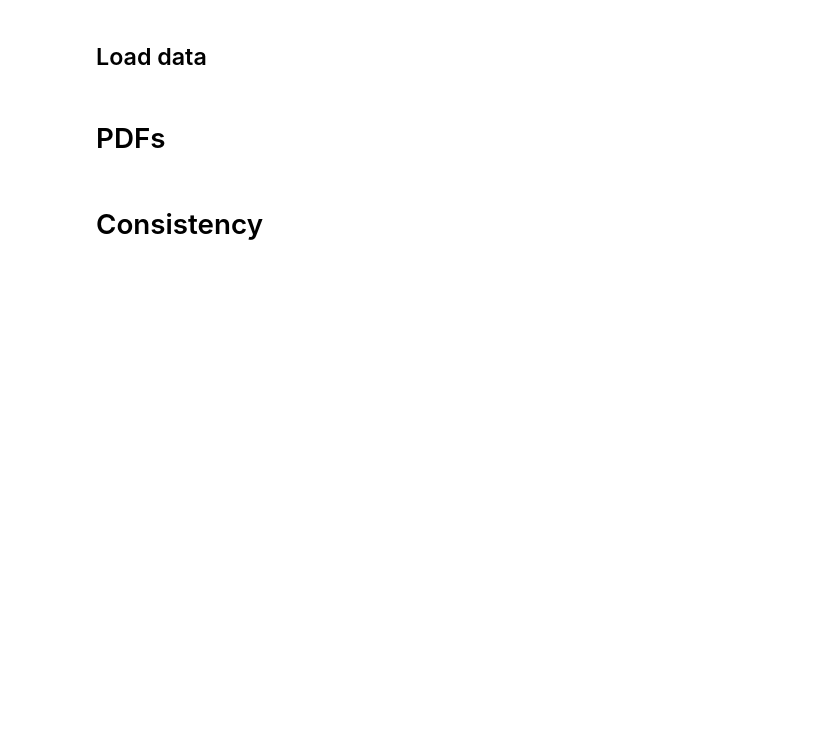
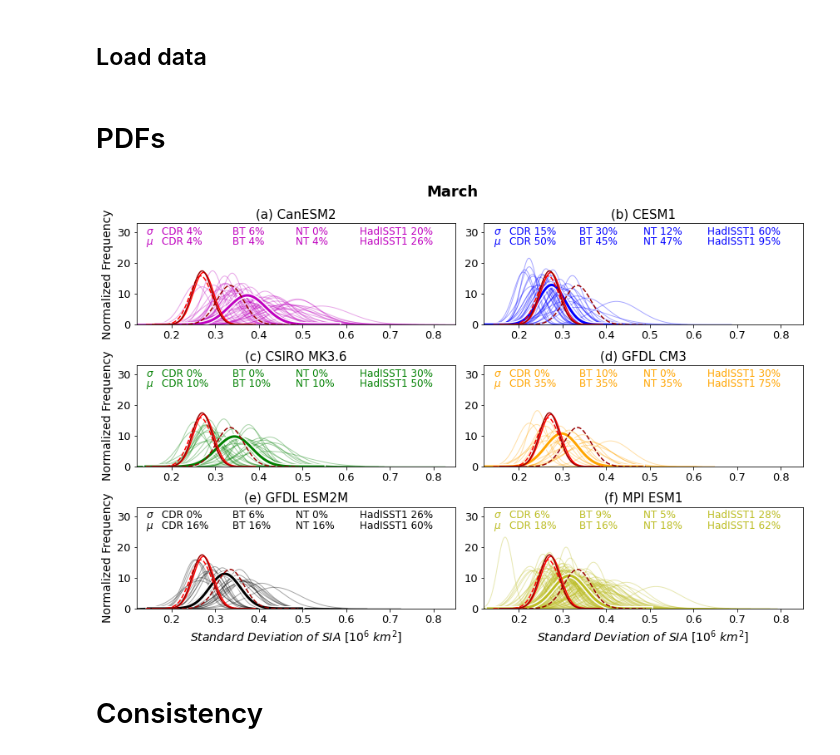
Before and after one commit to chrisrwp/synthetic-ensemble, a Jupyter notebook: SIA/SIA_PDFs_consistency.ipynb, the cells around one changed output. Saved outputs shown, nothing was run; the diff lists cells and outputs as text; code cells hidden in the pictures; blank space fills up the shorter version.

```diff
--- a/SIA/SIA_PDFs_consistency.ipynb
+++ b/SIA/SIA_PDFs_consistency.ipynb
@@ -197,0 +58,10 @@ def plot_mem_obs_distributions(month_, obs_data0, obs_data1, xlims, ylims, lette
+# %%
+def percentile_text(model_i, axes_, mem, obs, obs_data_title, x_pos, y_pos):
+    element = np.nanargmin(abs(np.sort(mem-obs)))
+    if element == 0:
+        percentile = '0'
+    else:
+        percentile = str(int(((element+1)/mem_len[model_i])*100))
+
+    axes_[s_x[model_i]][s_y[model_i]].annotate(obs_data_title+' '+percentile+'%',xy=(x_pos, y_pos), xycoords='axes fraction',
+                                               fontsize=12, color=colors[model_i])
@@ -198,18 +221,22 @@ def plot_mem_obs_distributions(month_, obs_data0, obs_data1, xlims, ylims, lette
 # %%
 s_y = [0,1,0,1,0,1]
 s_x = [0,0,1,1,2,2]
 
-letter_list = ['a', 'b', 'c', 'd', 'e', 'f', 'g', 'h', 'i', 'j']
+letter_list = ['a', 'b', 'c', 'd', 'e', 'f']
+# letter_list = ['g', 'h', 'i', 'j', 'k', 'l']
 
              #Jan  Feb   Mar   Apr  May   Jun   Jul  Aug  Sep Oct   Nov   Dec
 max_x_lim = [0.55, 0.55, 0.66, 0.7, 0.55, 0.55, 0.7, 0.7, 0.85, 1.1,  1, 0.55]
 max_y_lim = [  27,   22,  30,   20,   26,   30,  27,  29,   33,  31, 27,   27]
 
 xlab_bool   = [False, False, False, False, True, True]
 
 #135 max for composite CLIVAR PDF is fine, x limits of -0.03 and 0.03
-i = 3
-plot_mem_obs_distributions(i, 'CDR', 'HadISST1', [0.12, max_x_lim[i-1]], [0, max_y_lim[i-1]], 0, all_mem=True, means=True, text=True, save_name=True)
+month_num = 3
+# plot_mem_obs_distributions(month_num, 'CDR', 'BT', 'NT', 'HadISST1', [0.12, max_x_lim[month_num-1]], [0, max_y_lim[month_num-1]], 0, all_mem=True, means=True, text=True, legend_true=True, save_name=True)
+plot_mem_obs_distributions(month_num, 'CDR', 'BT', 'NT', 'HadISST1', [0.12, 0.85], [0, 33], 0, all_mem=True, means=True, text=True, legend_true=False, save_name=True)
+# %% [output]
+[figure, added]
 # %% [markdown]
 # Consistency
 # %%
```
Also changed, not shown: parts of 13 cells of this notebook.
